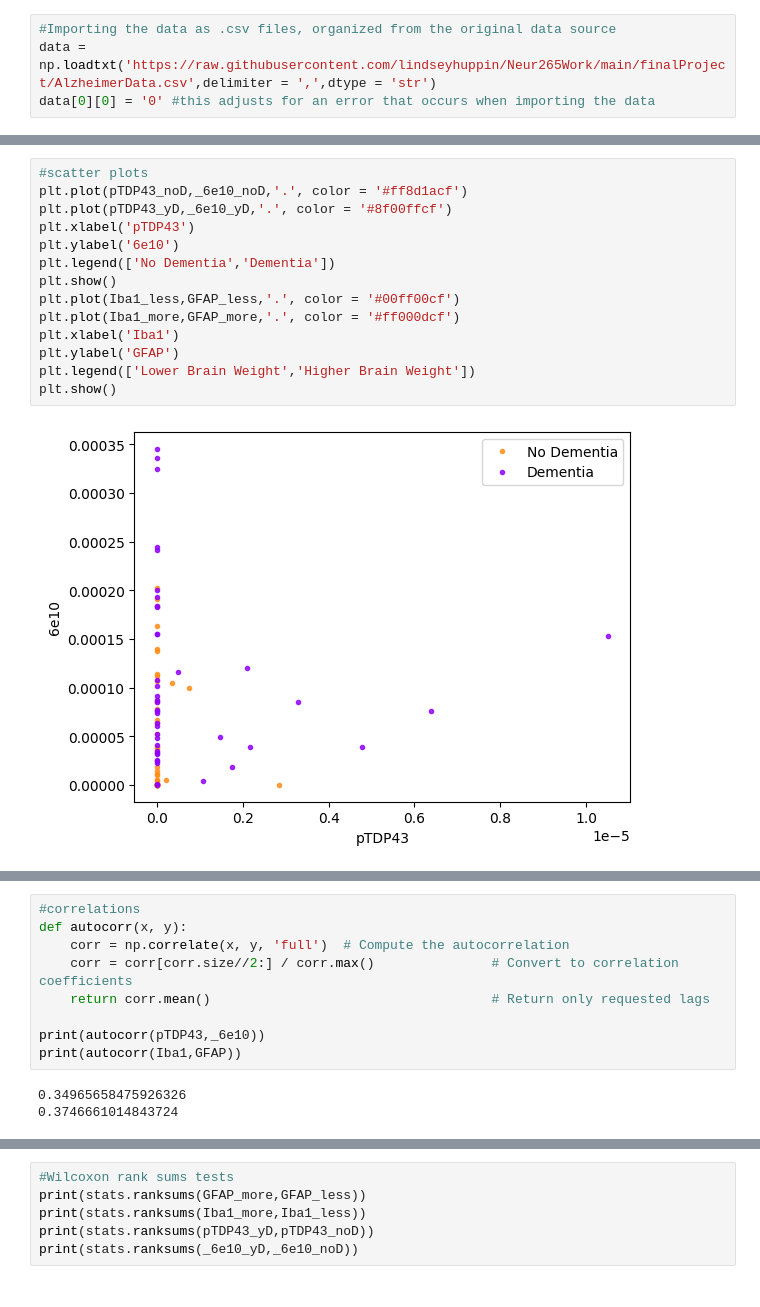
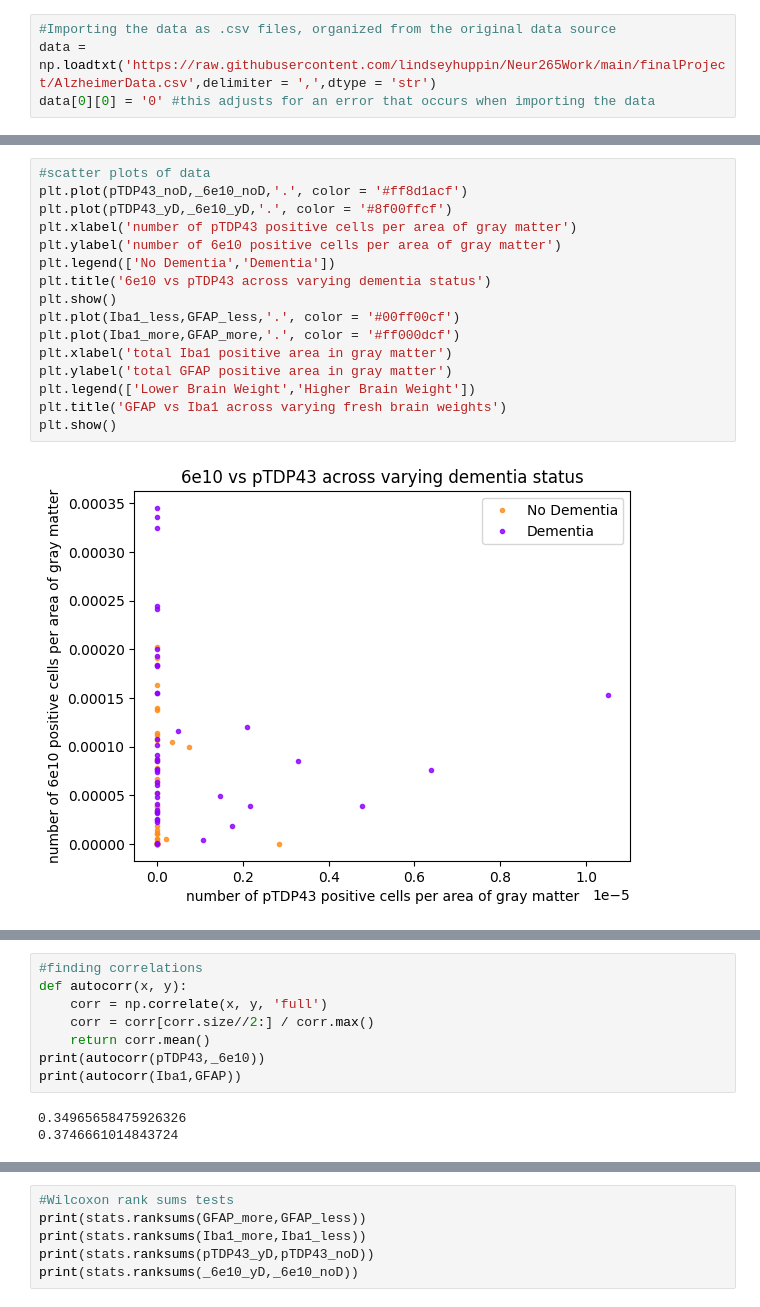
Before and after one commit to lindseyhuppin/Neur265Work, a Jupyter notebook: finalProject/FinalPosterPresentation.ipynb, the cells around one changed output, grey strips where cells are left out. Drawn from its saved outputs; the diff is of its cells as text.

```diff
--- a/finalProject/FinalPosterPresentation.ipynb
+++ b/finalProject/FinalPosterPresentation.ipynb
@@ -122,18 +123,20 @@ plt.show()
 [figure]
 [figure]
 # %%
-#scatter plots
+#scatter plots of data
 plt.plot(pTDP43_noD,_6e10_noD,'.', color = '#ff8d1acf')
 plt.plot(pTDP43_yD,_6e10_yD,'.', color = '#8f00ffcf')
-plt.xlabel('pTDP43')
-plt.ylabel('6e10')
+plt.xlabel('number of pTDP43 positive cells per area of gray matter')
+plt.ylabel('number of 6e10 positive cells per area of gray matter')
 plt.legend(['No Dementia','Dementia'])
+plt.title('6e10 vs pTDP43 across varying dementia status')
 plt.show()
 plt.plot(Iba1_less,GFAP_less,'.', color = '#00ff00cf')
 plt.plot(Iba1_more,GFAP_more,'.', color = '#ff000dcf')
-plt.xlabel('Iba1')
-plt.ylabel('GFAP')
+plt.xlabel('total Iba1 positive area in gray matter')
+plt.ylabel('total GFAP positive area in gray matter')
 plt.legend(['Lower Brain Weight','Higher Brain Weight'])
+plt.title('GFAP vs Iba1 across varying fresh brain weights')
 plt.show()
 # %% [output]
-[figure, old version]
+[figure, new version]
@@ -141,10 +144,9 @@ plt.show()
 # %%
-#correlations
+#finding correlations
 def autocorr(x, y):
-    corr = np.correlate(x, y, 'full')  # Compute the autocorrelation
-    corr = corr[corr.size//2:] / corr.max()               # Convert to correlation coefficients
-    return corr.mean()                                    # Return only requested lags
-
+    corr = np.correlate(x, y, 'full')
+    corr = corr[corr.size//2:] / corr.max()
+    return corr.mean()
 print(autocorr(pTDP43,_6e10))
 print(autocorr(Iba1,GFAP))
 # %% [output]
```
Also changed, not shown: parts of 8 cells of this notebook.
